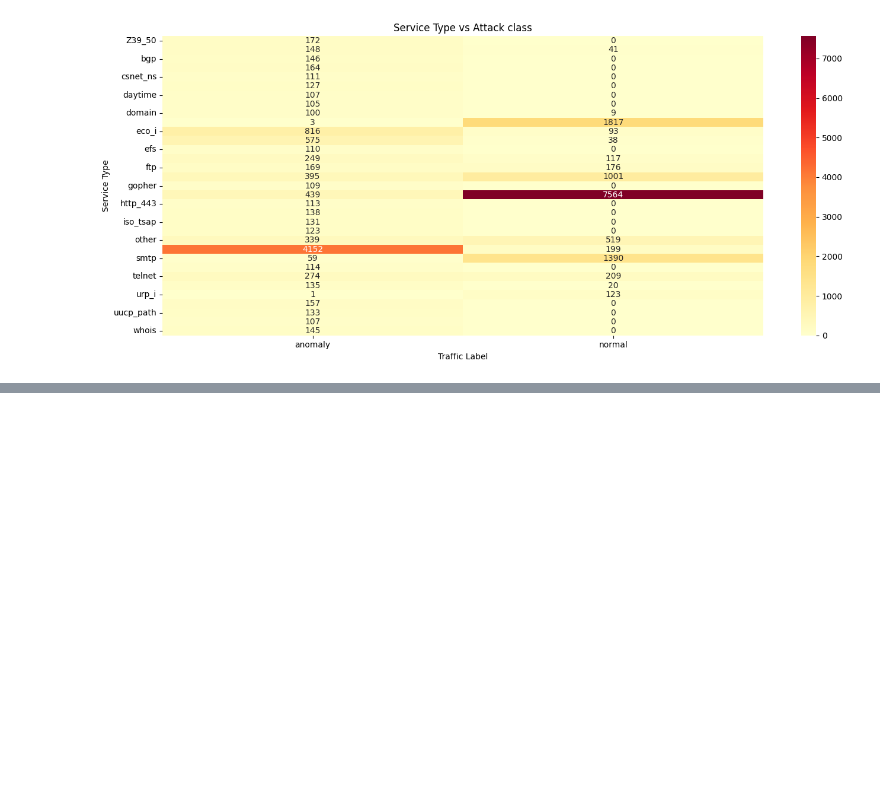
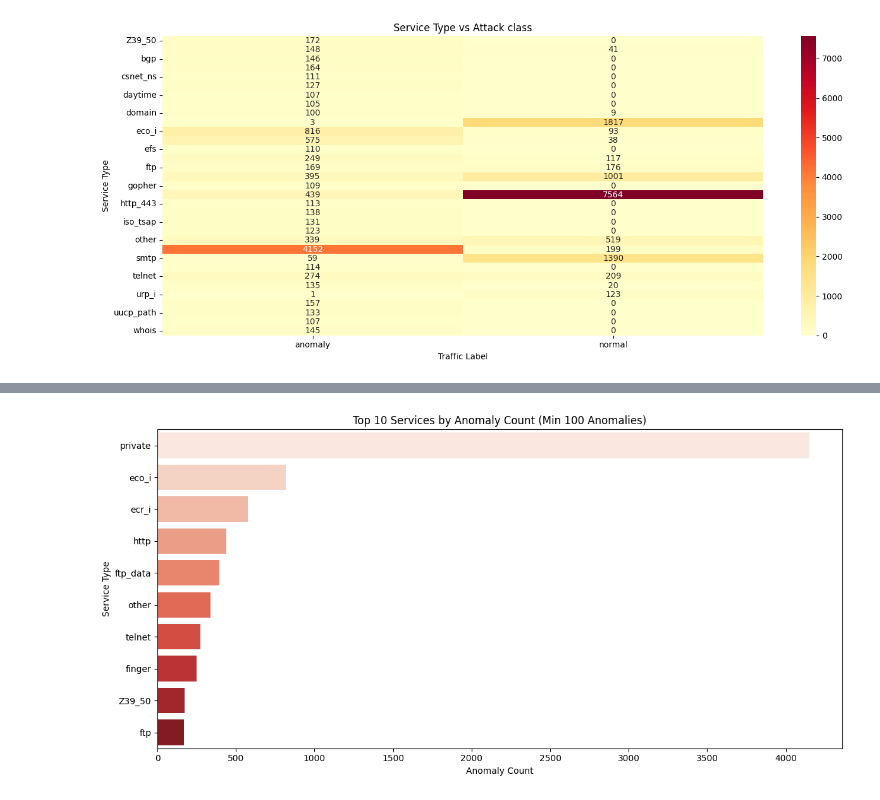
Before and after one commit to SelinaFischer/unmasking_hidden_cyber_threats_t5, a Jupyter notebook: jupyter_notebooks/3. statistical_analysis.ipynb, the cells around one changed output, grey strips where cells are left out. Cells and saved outputs as stored; diff of their text form; code cells hidden in the pictures; blank space fills up the shorter version.

```diff
--- a/jupyter_notebooks/3. statistical_analysis.ipynb
+++ b/jupyter_notebooks/3. statistical_analysis.ipynb
@@ -426,0 +535,29 @@ This confirms a strong association between service type and likelihood of attack
+# %%
+# Create Bar Chart by Anomaly Count to further analyse the anomaly service
+
+# Create frequency table
+service_attack_counts = df[df['class'] == 'anomaly']['service'].value_counts().reset_index()
+service_attack_counts.columns = ['service', 'anomaly_count']
+
+# Filter services with more than 100 anomalies
+top_anomaly_counts = service_attack_counts[service_attack_counts['anomaly_count'] > 100].head(10)
+
+
+# Plot Top 10 Services by Anomaly Count (Min 100 Anomalies)
+plt.figure(figsize=(12, 6))
+sns.barplot(
+    data=top_anomaly_counts,
+    x='anomaly_count',
+    y='service',
+    hue='service',         # Explicitly assign hue
+    palette='Reds',        # Keep same palette
+    dodge=False,           # Prevent group separation
+    legend=False           # Hide redundant legend
+)
+plt.title('Top 10 Services by Anomaly Count (Min 100 Anomalies)')
+plt.xlabel('Anomaly Count')
+plt.ylabel('Service Type')
+plt.tight_layout()
+plt.show()
+# %% [output]
+[figure, added]
```
Also changed, not shown: parts of 10 cells of this notebook.
